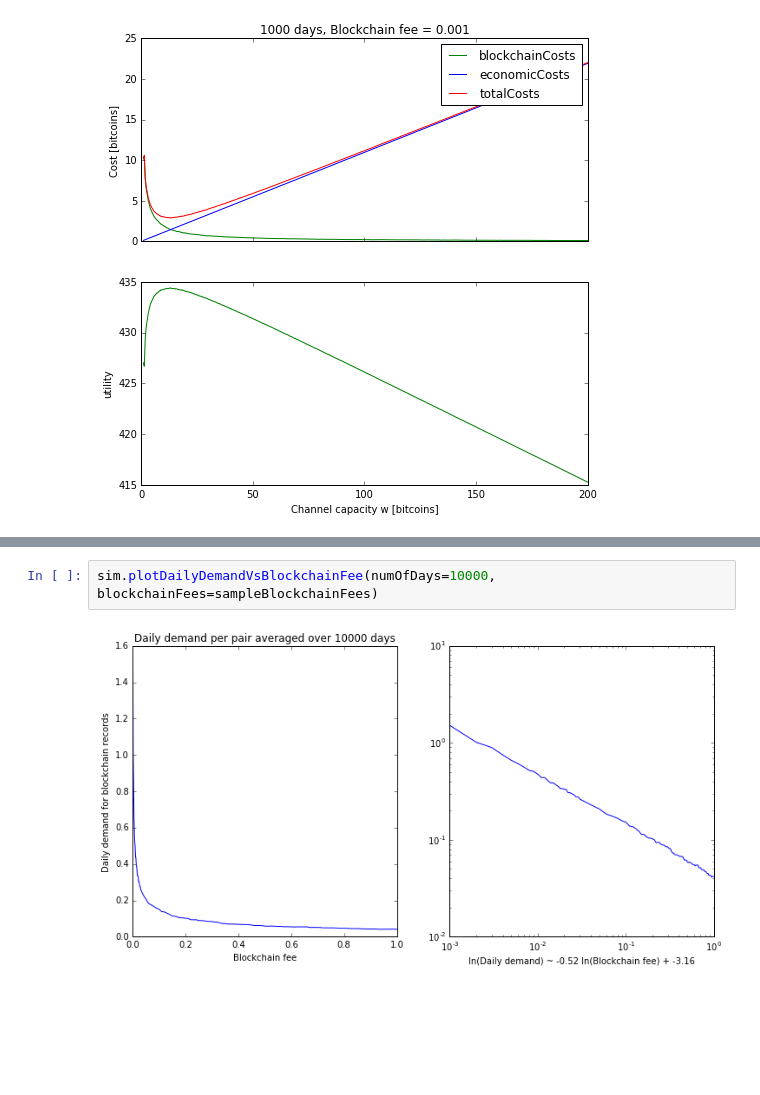
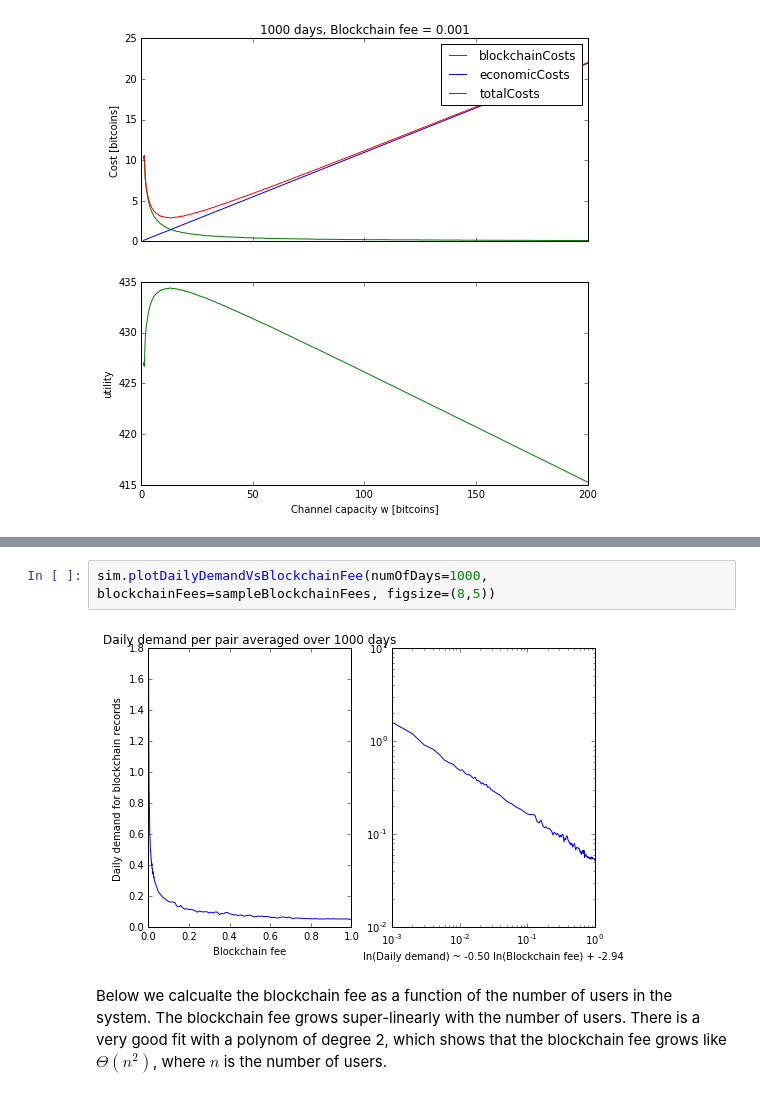
Before and after one commit to erelsgl/bitcoin-simulations, a Jupyter notebook: market-equilibrium-simulation-powerlaw-symmetric.ipynb, the cells around one changed output, grey strips where cells are left out. Cells and saved outputs as stored; diff of their text form; blank space fills up the shorter version.

```diff
--- a/market-equilibrium-simulation-powerlaw-symmetric.ipynb
+++ b/market-equilibrium-simulation-powerlaw-symmetric.ipynb
@@ -111,6 +139,8 @@ sim.plotOptimalChannelCapacityTable()
 # %%
-sim.plotDailyDemandVsBlockchainFee(numOfDays=10000, blockchainFees=sampleBlockchainFees)
+sim.plotDailyDemandVsBlockchainFee(numOfDays=1000, blockchainFees=sampleBlockchainFees, figsize=(8,5))
 # %% [output]
-[figure, old version]
+[figure, new version]
+# %% [markdown]
+Below we calcualte the blockchain fee as a function of the number of users in the system. The blockchain fee grows super-linearly with the number of users. There is a very good fit with a polynom of degree 2, which shows that the blockchain fee grows like $\Theta(n^2)$, where $n$ is the number of users.
 # %%
 numsOfUsers = np.concatenate((np.linspace(1e5, 10e5, 50), np.linspace(10e5, 100e5, 50)))
```
Also changed, not shown: parts of 22 cells of this notebook, 14 other files.
